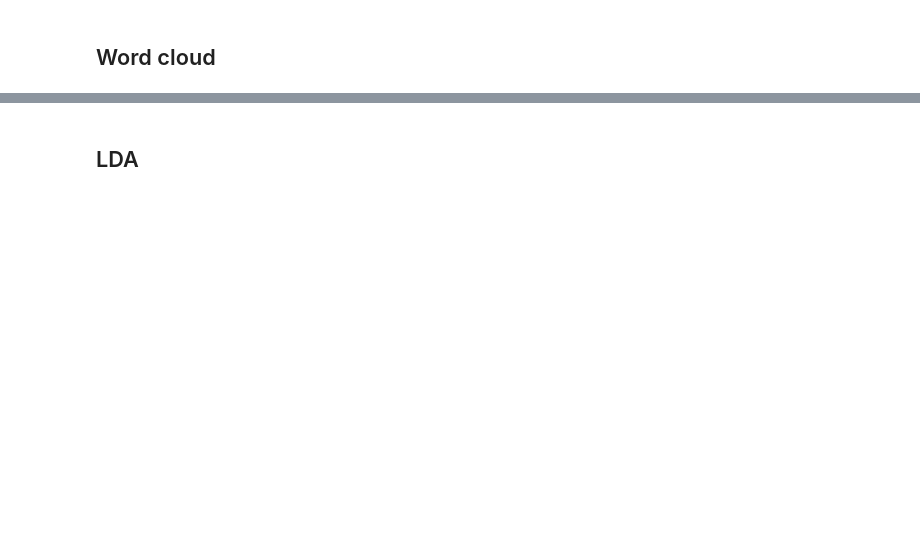
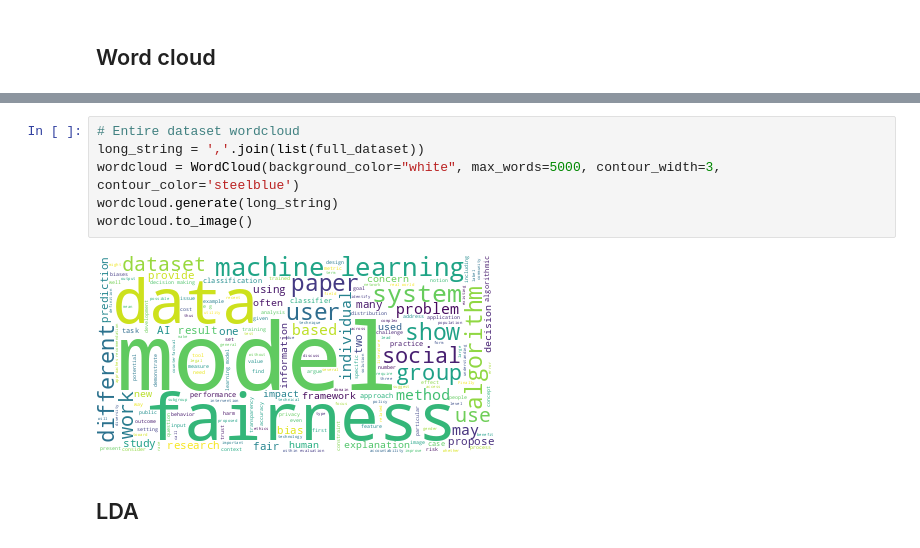
Before and after one commit to aishwarya-rm/cos524_project, a Jupyter notebook: topic_modeling.ipynb, the cells around one changed output, grey strips where cells are left out. Saved outputs shown, nothing was run; the diff lists cells and outputs as text; blank space fills up the shorter version.

```diff
--- a/topic_modeling.ipynb
+++ b/topic_modeling.ipynb
@@ -66,3 +69,11 @@ wordcloud.to_image()
+# %%
+# Entire dataset wordcloud
+long_string = ','.join(list(full_dataset))
+wordcloud = WordCloud(background_color="white", max_words=5000, contour_width=3, contour_color='steelblue')
+wordcloud.generate(long_string)
+wordcloud.to_image()
+# %% [output]
+[figure, added]
 # %% [markdown]
 ## LDA
 # %%
```
Also changed, not shown: parts of 23 cells of this notebook.
